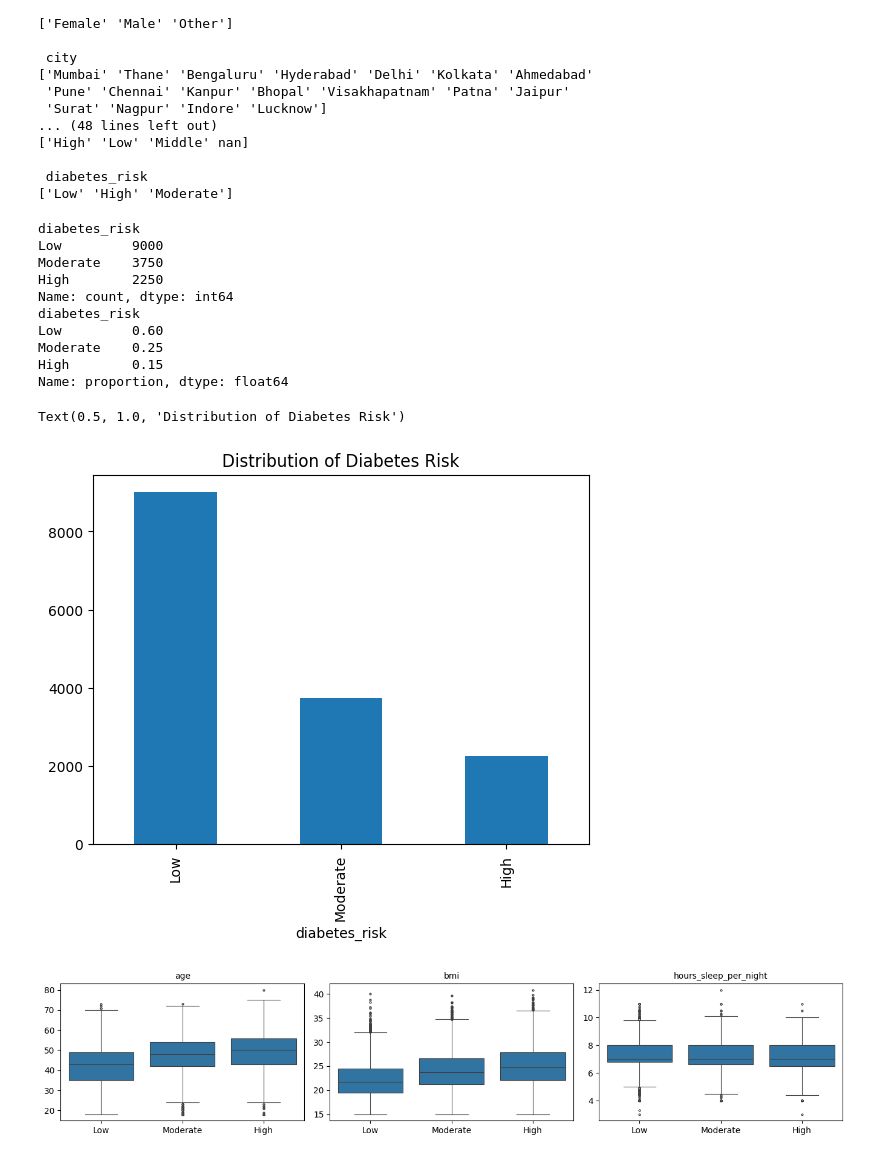
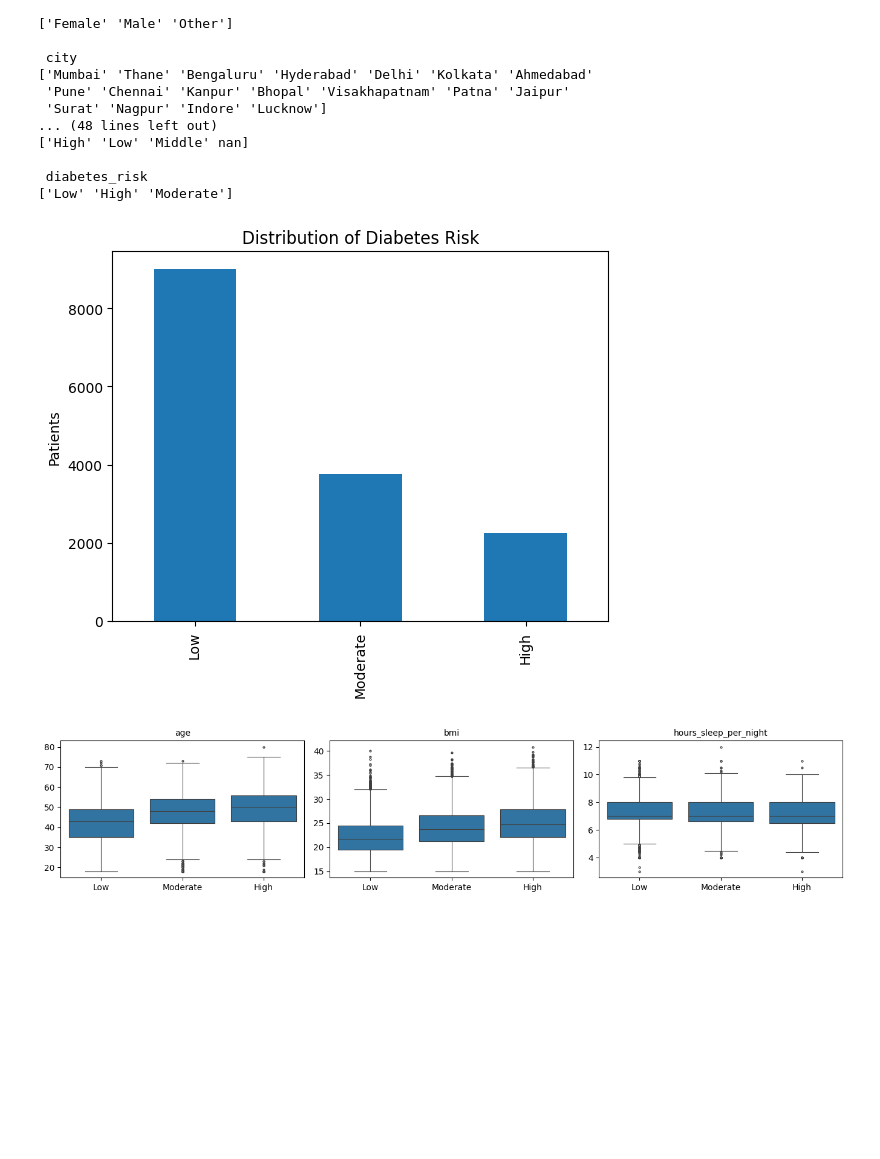
Before and after one commit to Mendez4213/previs-o-de-risco-de-diabetes-em-3-classes, a Jupyter notebook: DiabtesPrediction.ipynb, the cells around one changed output. Saved outputs shown, nothing was run; the diff lists cells and outputs as text; code cells hidden in the pictures; blank space fills up the shorter version.

```diff
--- a/DiabtesPrediction.ipynb
+++ b/DiabtesPrediction.ipynb
@@ -101,24 +110,12 @@ Unique values in each column:
  diabetes_risk
 ['Low' 'High' 'Moderate']
 # %%
-print(df['diabetes_risk'].value_counts())
-print(df['diabetes_risk'].value_counts(normalize=True).round(3))
-df['diabetes_risk'].value_counts().plot(kind='bar')
-plt.savefig(output_dir / "diabetes_risk_distribution.png", bbox_inches="tight")
-plt.title('Distribution of Diabetes Risk')
+ax = df['diabetes_risk'].value_counts().reindex(['Low','Moderate','High']).plot(kind='bar')
+plt.title('Distribution of Diabetes Risk'); plt.xlabel(''); plt.ylabel('Patients')
+plt.savefig(output_dir / "diabetes_risk_distribution.png", dpi=200, bbox_inches="tight")
+plt.show()
 # %% [output]
-diabetes_risk
-Low         9000
-Moderate    3750
-High        2250
-Name: count, dtype: int64
-diabetes_risk
-Low         0.60
-Moderate    0.25
-High        0.15
-Name: proportion, dtype: float64
-Text(0.5, 1.0, 'Distribution of Diabetes Risk')
-[figure, old version]
+[figure, new version]
 # %%
 for c in ['smoking_status','alcohol_consumption','income_bracket']:
     df[c] = df[c].fillna('Unknown')
```
Also changed, not shown: parts of 15 cells of this notebook, 12 other files.
